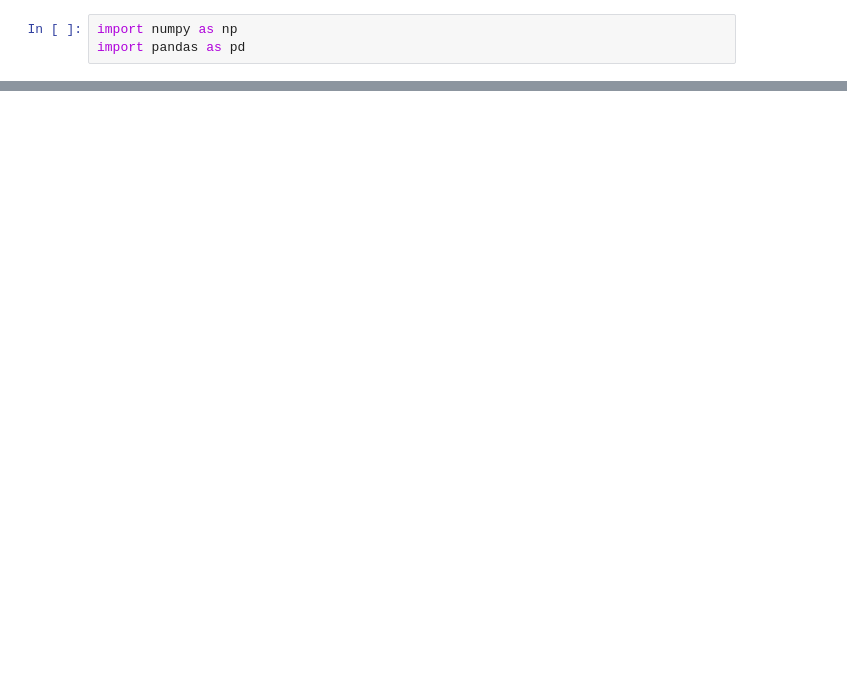
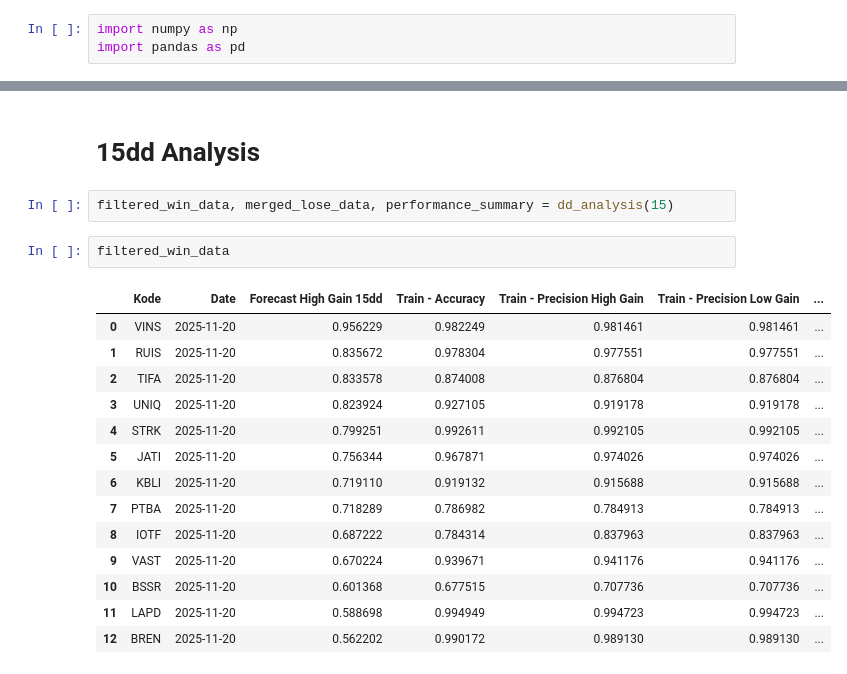
Before and after one commit to wfcnub/stocknub, a Jupyter notebook: analysis.ipynb, the cells around one changed output, grey strips where cells are left out. Saved outputs shown, nothing was run; the diff lists cells and outputs as text; blank space fills up the shorter version.

```diff
--- a/analysis.ipynb
+++ b/analysis.ipynb
@@ -107,0 +95,21 @@ merged_lose_data
+# %% [markdown]
+# 15dd Analysis
+# %%
+filtered_win_data, merged_lose_data, performance_summary = dd_analysis(15)
+# %%
+filtered_win_data
+# %% [output]
+|  | Kode | Date | Forecast High Gain 15dd | Train - Accuracy | Train - Precision High Gain | Train - Precision Low Gain | ... |
+| 0 | VINS | 2025-11-20 | 0.956229 | 0.982249 | 0.981461 | 0.981461 | ... |
+| 1 | RUIS | 2025-11-20 | 0.835672 | 0.978304 | 0.977551 | 0.977551 | ... |
+| 2 | TIFA | 2025-11-20 | 0.833578 | 0.874008 | 0.876804 | 0.876804 | ... |
+| 3 | UNIQ | 2025-11-20 | 0.823924 | 0.927105 | 0.919178 | 0.919178 | ... |
+| 4 | STRK | 2025-11-20 | 0.799251 | 0.992611 | 0.992105 | 0.992105 | ... |
+| 5 | JATI | 2025-11-20 | 0.756344 | 0.967871 | 0.974026 | 0.974026 | ... |
+| 6 | KBLI | 2025-11-20 | 0.719110 | 0.919132 | 0.915688 | 0.915688 | ... |
+| 7 | PTBA | 2025-11-20 | 0.718289 | 0.786982 | 0.784913 | 0.784913 | ... |
+| 8 | IOTF | 2025-11-20 | 0.687222 | 0.784314 | 0.837963 | 0.837963 | ... |
+| 9 | VAST | 2025-11-20 | 0.670224 | 0.939671 | 0.941176 | 0.941176 | ... |
+| 10 | BSSR | 2025-11-20 | 0.601368 | 0.677515 | 0.707736 | 0.707736 | ... |
+| 11 | LAPD | 2025-11-20 | 0.588698 | 0.994949 | 0.994723 | 0.994723 | ... |
+| 12 | BREN | 2025-11-20 | 0.562202 | 0.990172 | 0.989130 | 0.989130 | ... |
```
Also changed, not shown: parts of 19 cells of this notebook, 3 other files.
